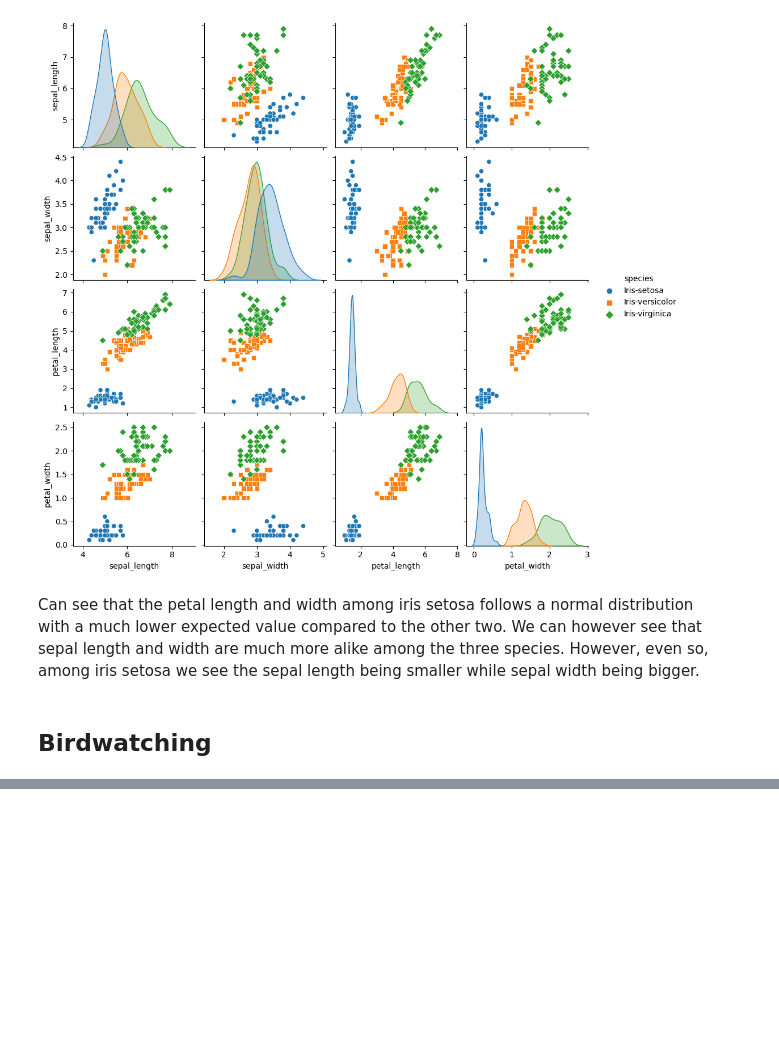
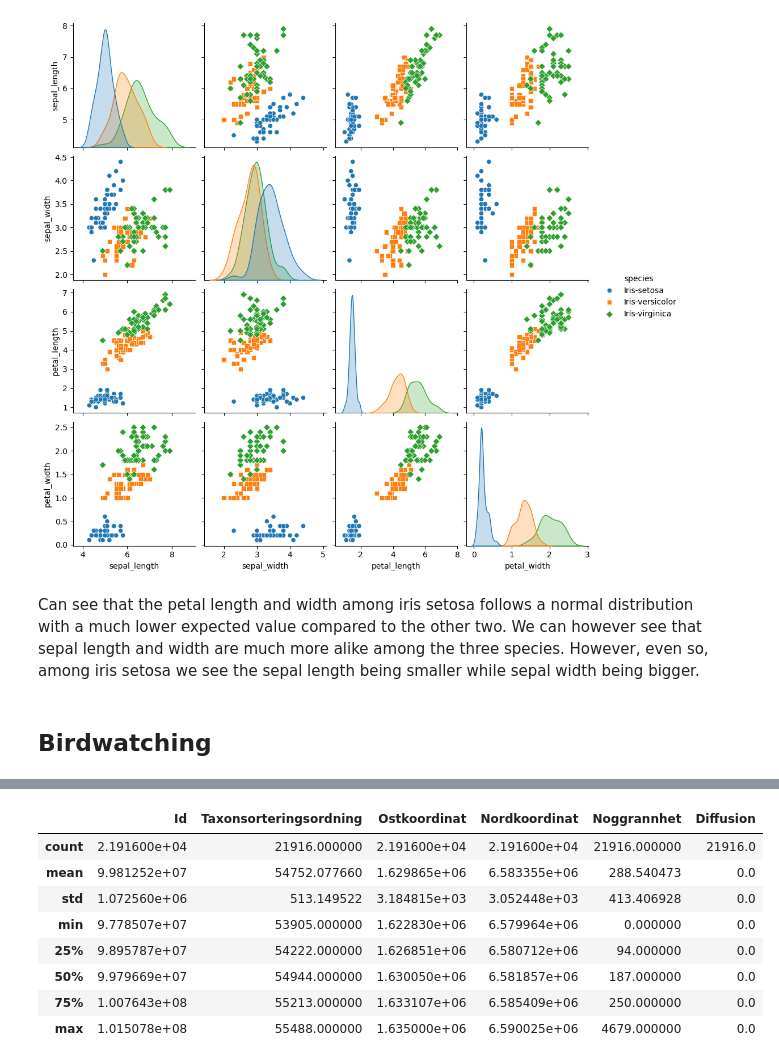
Before and after one commit to MrHEFF/su-mt4007, a Jupyter notebook: HW3/HW3.ipynb, the cells around one changed output, grey strips where cells are left out. Saved outputs shown, nothing was run; the diff lists cells and outputs as text; code cells hidden in the pictures; blank space fills up the shorter version.

```diff
--- a/HW3/HW3.ipynb
+++ b/HW3/HW3.ipynb
@@ -92,0 +95,3 @@ Can see that the petal length and width among iris setosa follows a normal distr
+# %%
+df2 = pd.read_csv("artportalen.csv")
+df2.shape
@@ -92,0 +110,12 @@ Can see that the petal length and width among iris setosa follows a normal distr
+# %%
+df2.describe()
+# %% [output]
+|  | Id | Taxonsorteringsordning | Ostkoordinat | Nordkoordinat | Noggrannhet | Diffusion |
+| count | 2.191600e+04 | 21916.000000 | 2.191600e+04 | 2.191600e+04 | 21916.000000 | 21916.0 |
+| mean | 9.981252e+07 | 54752.077660 | 1.629865e+06 | 6.583355e+06 | 288.540473 | 0.0 |
+| std | 1.072560e+06 | 513.149522 | 3.184815e+03 | 3.052448e+03 | 413.406928 | 0.0 |
+| min | 9.778507e+07 | 53905.000000 | 1.622830e+06 | 6.579964e+06 | 0.000000 | 0.0 |
+| 25% | 9.895787e+07 | 54222.000000 | 1.626851e+06 | 6.580712e+06 | 94.000000 | 0.0 |
+| 50% | 9.979669e+07 | 54944.000000 | 1.630050e+06 | 6.581857e+06 | 187.000000 | 0.0 |
+| 75% | 1.007643e+08 | 55213.000000 | 1.633107e+06 | 6.585409e+06 | 250.000000 | 0.0 |
+| max | 1.015078e+08 | 55488.000000 | 1.635000e+06 | 6.590025e+06 | 4679.000000 | 0.0 |
```
Also changed, not shown: parts of 9 cells of this notebook.
